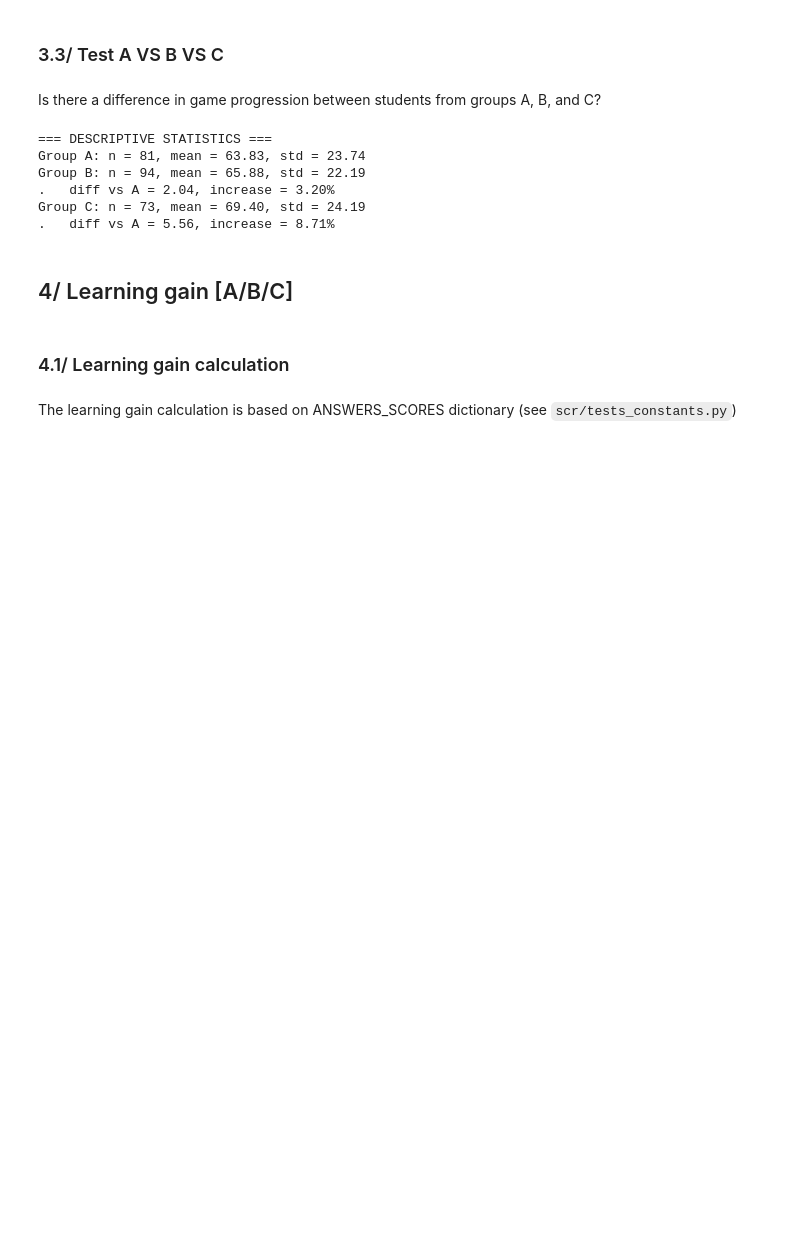
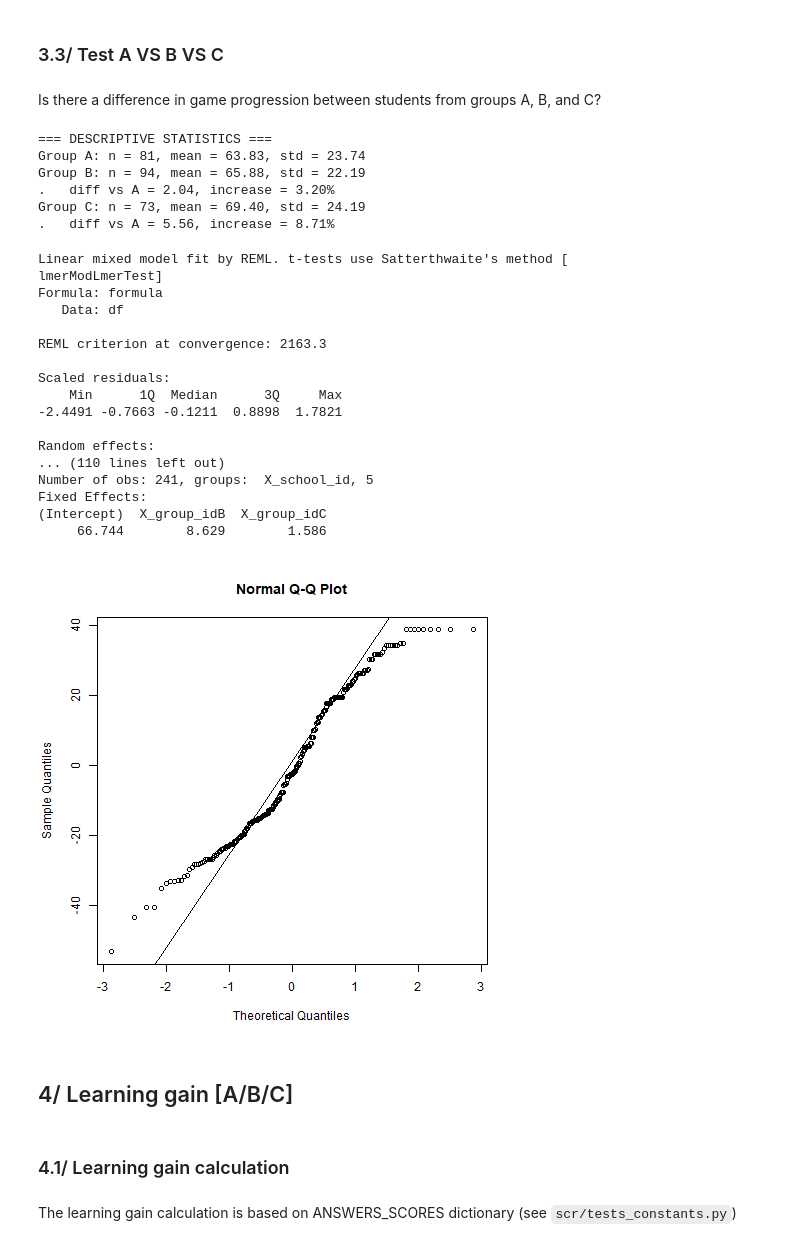
Before and after one commit to Matthieu-BRANTHOME/AIED26, a Jupyter notebook: notebooks/02_analysis_RQ_1.ipynb, the cells around one changed output. Saved outputs shown, nothing was run; the diff lists cells and outputs as text; code cells hidden in the pictures; blank space fills up the shorter version.

```diff
--- a/notebooks/02_analysis_RQ_1.ipynb
+++ b/notebooks/02_analysis_RQ_1.ipynb
@@ -153,7 +194,30 @@ Group B: n = 94, mean = 65.88, std = 22.19
 Group C: n = 73, mean = 69.40, std = 24.19
 .   diff vs A = 5.56, increase = 8.71%
 # %%
-# TODO SL
+%%R
+result = run_lmer_pipeline(df = df_all, df_name="df_all", dep = "X_progress_index", fixed_factors = "X_group_id", random_factors = "(1 | X_school_id)")
+
+print("\n\nFinal models \n")
+print(result)
+# %% [output]
+Linear mixed model fit by REML. t-tests use Satterthwaite's method [
+lmerModLmerTest]
+Formula: formula
+   Data: df
+
+REML criterion at convergence: 2163.3
+
+Scaled residuals:
+    Min      1Q  Median      3Q     Max
+-2.4491 -0.7663 -0.1211  0.8898  1.7821
+
+Random effects:
+... (110 lines left out)
+Number of obs: 241, groups:  X_school_id, 5
+Fixed Effects:
+(Intercept)  X_group_idB  X_group_idC
+     66.744        8.629        1.586
+[figure, added]
 # %% [markdown]
 ## 4/ Learning gain [A/B/C]
 # %% [markdown]
```
Also changed, not shown: parts of 6 cells of this notebook, 3 other files.
